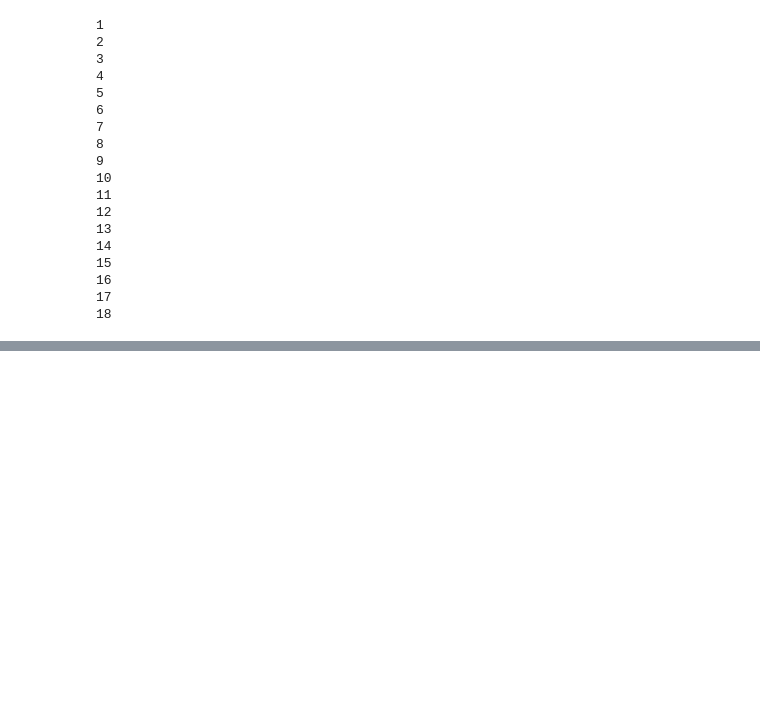
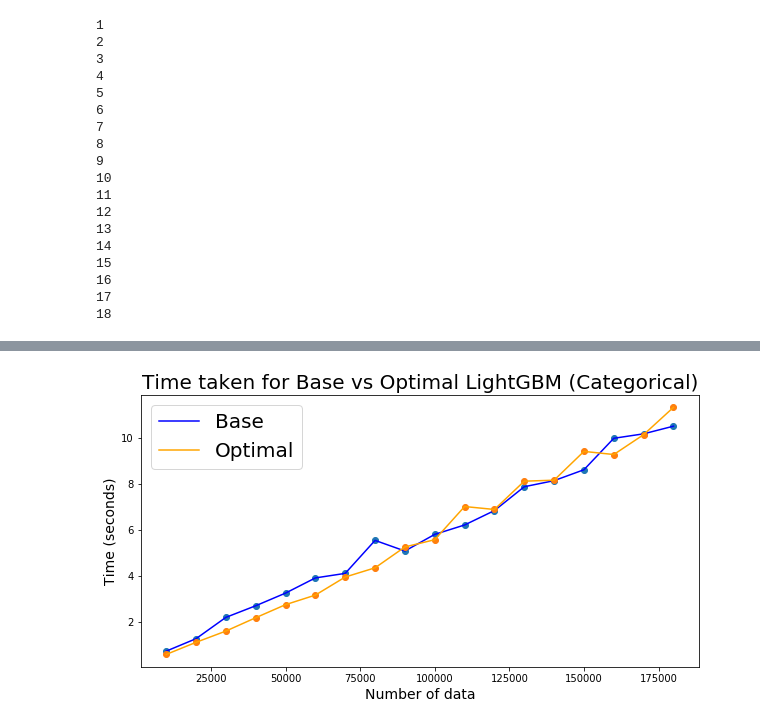
Before and after one commit to jetsaltydog/GBM_Project, a Jupyter notebook: Lightboost.ipynb, the cells around one changed output, grey strips where cells are left out. Drawn from its saved outputs; the diff is of its cells as text; code cells hidden in the pictures; blank space fills up the shorter version.

```diff
--- a/Lightboost.ipynb
+++ b/Lightboost.ipynb
@@ -264,0 +415,14 @@ plt.show()
+# %%
+fig = plt.figure(figsize=(10,5))
+ax = fig.add_subplot(111)
+ax.plot(catN_b, catT_b, 'o')
+ax.plot(catN_b, catT_b, 'blue', label = 'Base')
+ax.plot(catN_o, catT_o, 'o')
+ax.plot(catN_o, catT_o, 'orange', label = 'Optimal')
+ax.set_title('Time taken for Base vs Optimal LightGBM (Categorical)', size = 20)
+ax.set_xlabel('Number of data',fontsize = 14 )
+ax.set_ylabel('Time (seconds)',fontsize = 14)
+ax.legend(prop={'size': 20})
+plt.show()
+# %% [output]
+[figure, added]
```
Also changed, not shown: parts of 20 cells of this notebook.
